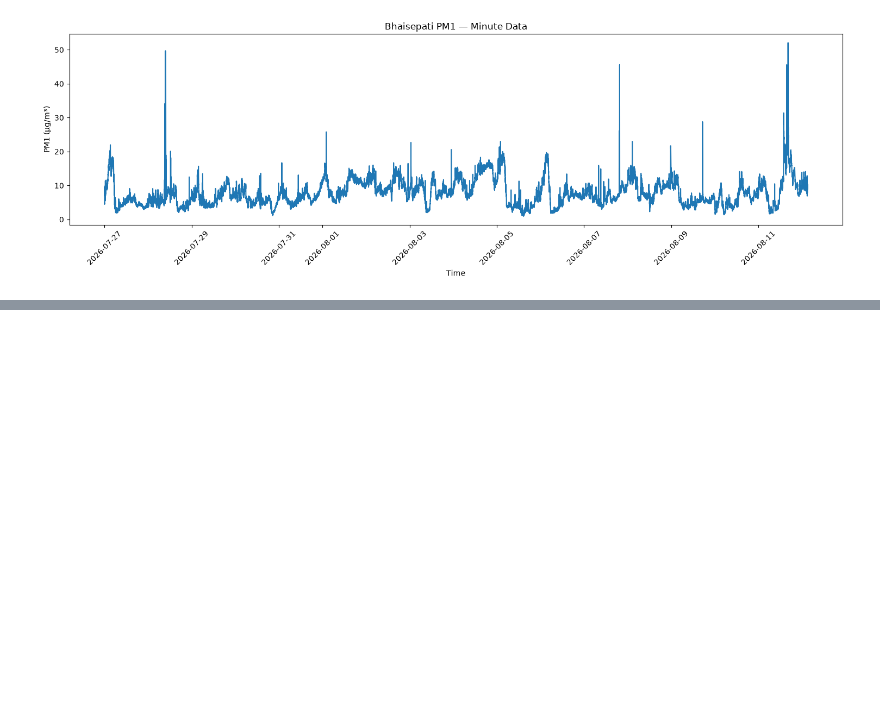
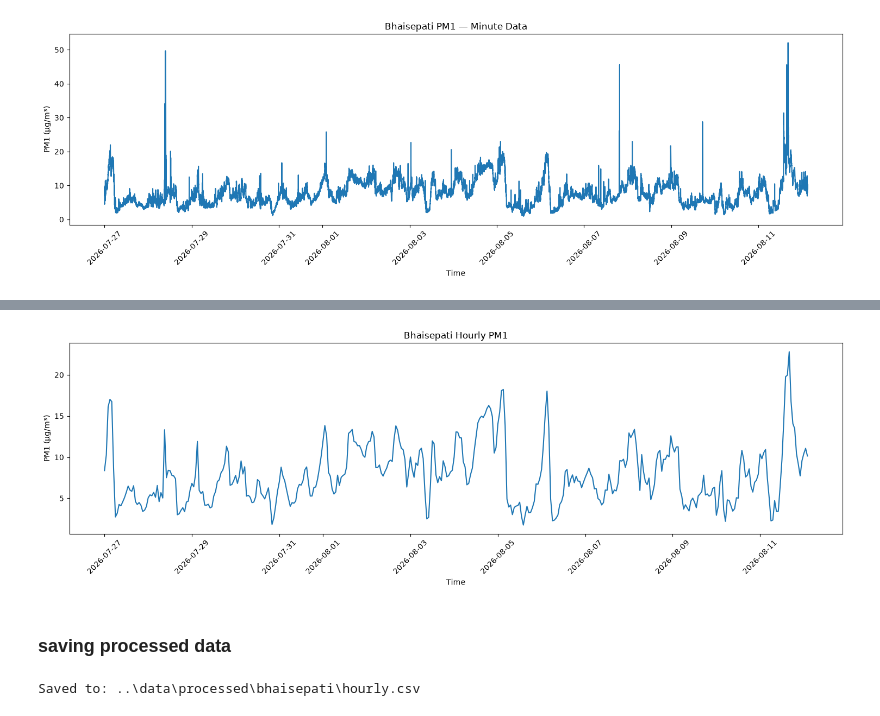
Before and after one commit to anojpradhan/kathmandu_aqi_predictor, a Jupyter notebook: notebooks/bhaisepati_eda.ipynb, the cells around one changed output, grey strips where cells are left out. Drawn from its saved outputs; the diff is of its cells as text; code cells hidden in the pictures; blank space fills up the shorter version.

```diff
--- a/notebooks/bhaisepati_eda.ipynb
+++ b/notebooks/bhaisepati_eda.ipynb
@@ -313,0 +417,32 @@ plt.show()
+# %%
+plt.figure(figsize=(15, 5))
+
+plt.plot(
+    hourly["datetime"],
+    hourly["pm1"],
+)
+
+plt.title("Bhaisepati Hourly PM1")
+plt.xlabel("Time")
+plt.ylabel("PM1 (µg/m³)")
+
+plt.xticks(rotation=45)
+plt.tight_layout()
+plt.show()
+# %% [output]
+[figure, added]
+# %% [markdown]
+### saving processed data
+# %%
+from pathlib import Path
+
+OUTPUT_DIR = Path("../data/processed/bhaisepati")
+OUTPUT_DIR.mkdir(parents=True, exist_ok=True)
+
+output_file = OUTPUT_DIR / "hourly.csv"
+
+hourly.to_csv(output_file, index=False)
+
+print(f"Saved to: {output_file}")
+# %% [output]
+Saved to: ..\data\processed\bhaisepati\hourly.csv
```
Also changed, not shown: parts of 11 cells of this notebook, 4 other files.
